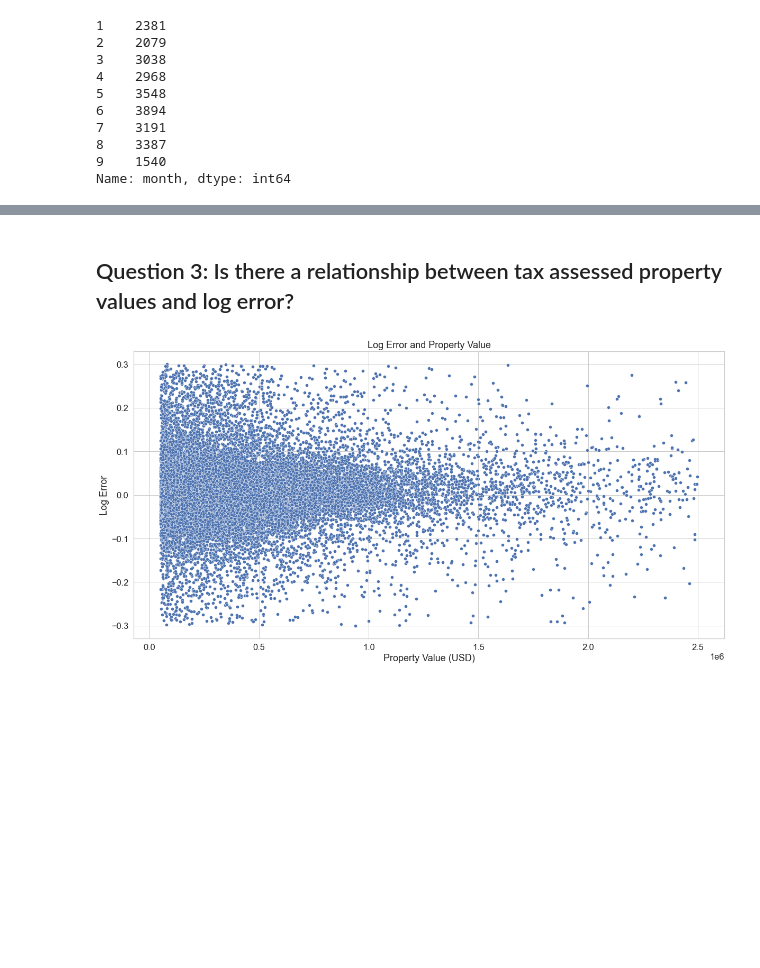
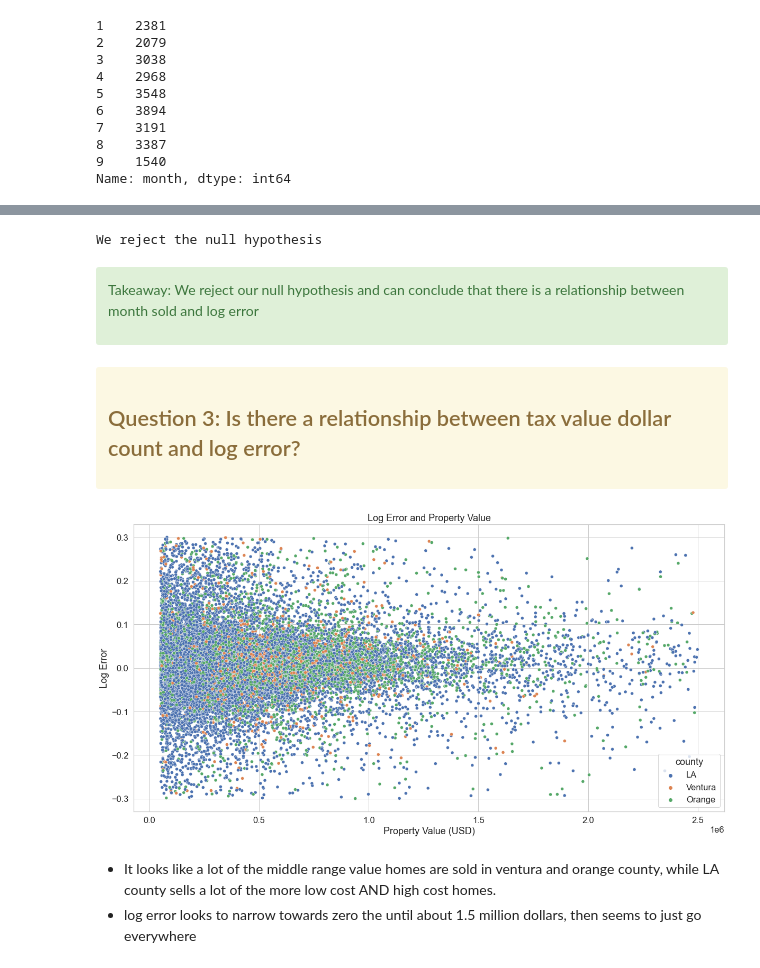
Before and after one commit to codyclonts/zillow_clustering_project, a Jupyter notebook: final_report.ipynb, the cells around one changed output, grey strips where cells are left out. Drawn from its saved outputs; the diff is of its cells as text; code cells hidden in the pictures; blank space fills up the shorter version.

```diff
--- a/final_report.ipynb
+++ b/final_report.ipynb
@@ -194,11 +231,31 @@ plt.show()
+# %%
+# running the spearmans r test for verification.
+f, p = stats.spearmanr(train.yearbuilt, train.logerror)
+
+if p < alpha:
+    print('We reject the null hypothesis')
+else:
+    print('We fail to reject the null hypothesis')
+# %% [output]
+We reject the null hypothesis
+# %% [markdown]
+<div class="alert alert-block alert-success">
+
+Takeaway: We reject our null hypothesis and can conclude that there is a relationship between month sold and log error
 # %% [markdown]
-## Question 3: Is there a relationship between tax assessed property values and log error?
+<div class="alert alert-block alert-warning">
+
+## Question 3: Is there a relationship between tax value dollar count and log error?
 # %%
+#scatter plot for taxvaluedollarcount and logerror, with a hue of county
 plt.figure(figsize=(20,10))
-sns.scatterplot(data=train, x=train.taxvaluedollarcnt, y= train.logerror)
+sns.scatterplot(data=train, x=train.taxvaluedollarcnt, y= train.logerror, hue = 'county')
 plt.title('Log Error and Property Value')
 plt.xlabel('Property Value (USD)')
 plt.ylabel('Log Error')
 plt.show()
 # %% [output]
-[figure, old version]
+[figure, new version]
+# %% [markdown]
+- It looks like a lot of the middle range value homes are sold in ventura and orange county, while LA county sells a lot of the more low cost AND high cost homes.
+- log error looks to narrow towards zero the until about 1.5 million dollars, then seems to just go everywhere
```
Also changed, not shown: parts of 66 cells of this notebook.
